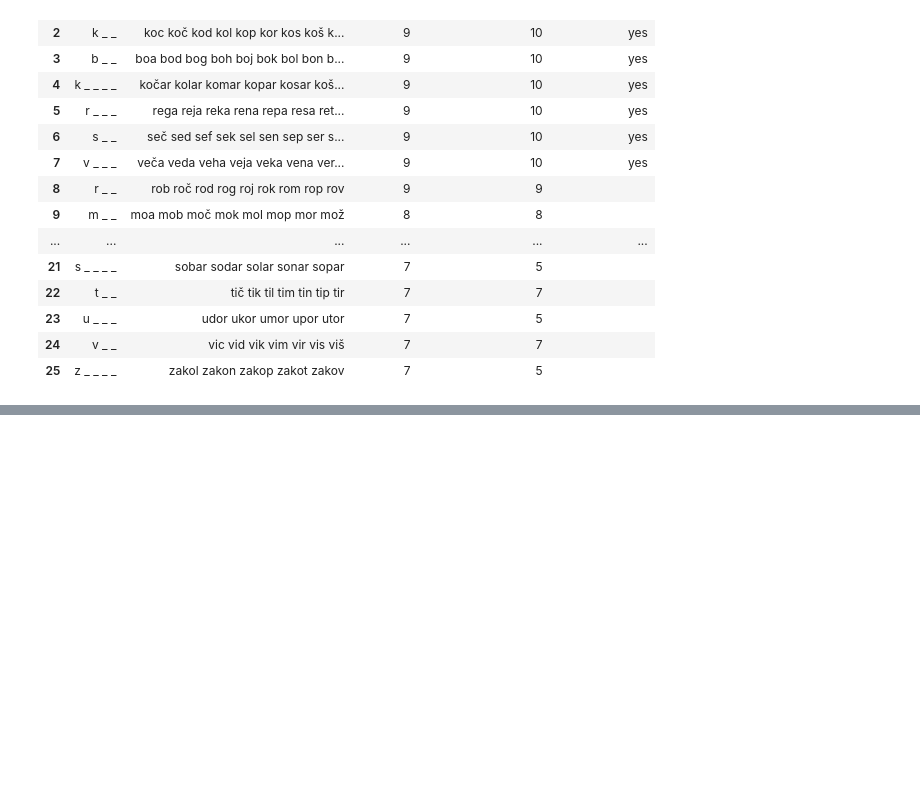
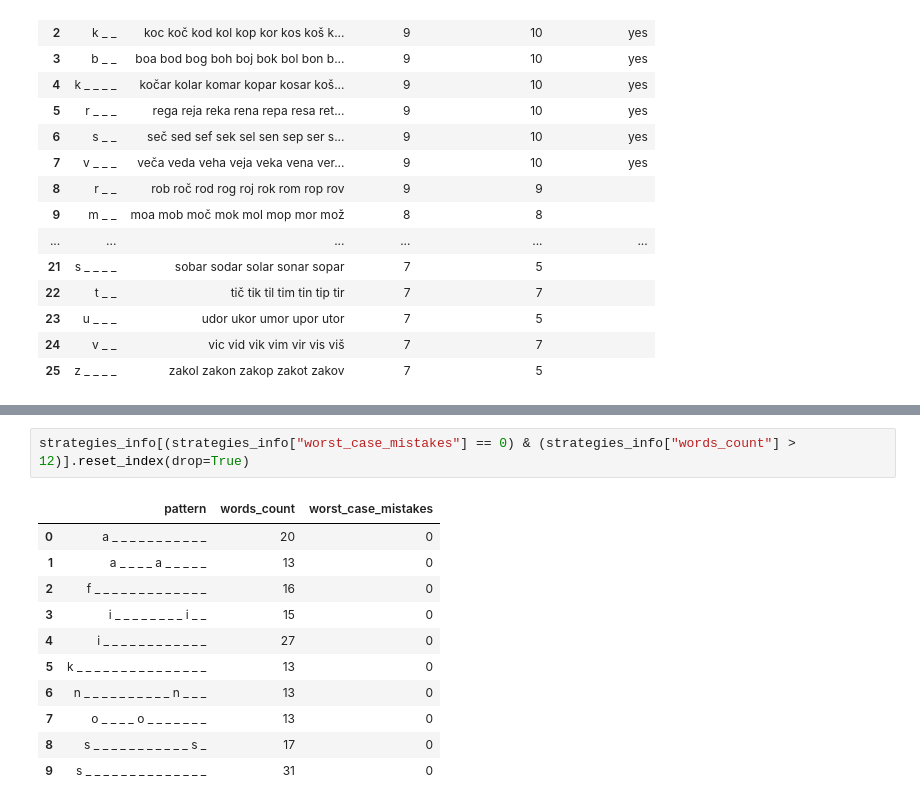
Before and after one commit to Smrt666/Vislice, a Jupyter notebook: vislice.ipynb, the cells around one changed output, grey strips where cells are left out. Drawn from its saved outputs; the diff is of its cells as text; blank space fills up the shorter version.

```diff
--- a/vislice.ipynb
+++ b/vislice.ipynb
@@ -312,0 +324,14 @@ v kateri se besede razlikujejo le v eni črki na enem mestu. Prav tako se te čr
+# %%
+strategies_info[(strategies_info["worst_case_mistakes"] == 0) & (strategies_info["words_count"] > 12)].reset_index(drop=True)
+# %% [output]
+|  | pattern | words_count | worst_case_mistakes |
+| 0 | a _ _ _ _ _ _ _ _ _ _ _ | 20 | 0 |
+| 1 | a _ _ _ _ a _ _ _ _ _ | 13 | 0 |
+| 2 | f _ _ _ _ _ _ _ _ _ _ _ _ _ | 16 | 0 |
+| 3 | i _ _ _ _ _ _ _ _ i _ _ | 15 | 0 |
+| 4 | i _ _ _ _ _ _ _ _ _ _ _ _ | 27 | 0 |
+| 5 | k _ _ _ _ _ _ _ _ _ _ _ _ _ _ _ | 13 | 0 |
+| 6 | n _ _ _ _ _ _ _ _ _ _ n _ _ _ | 13 | 0 |
+| 7 | o _ _ _ _ o _ _ _ _ _ _ _ | 13 | 0 |
+| 8 | s _ _ _ _ _ _ _ _ _ _ _ s _ | 17 | 0 |
+| 9 | s _ _ _ _ _ _ _ _ _ _ _ _ _ _ | 31 | 0 |
```
Also changed, not shown: parts of 10 cells of this notebook, 1 other file.
